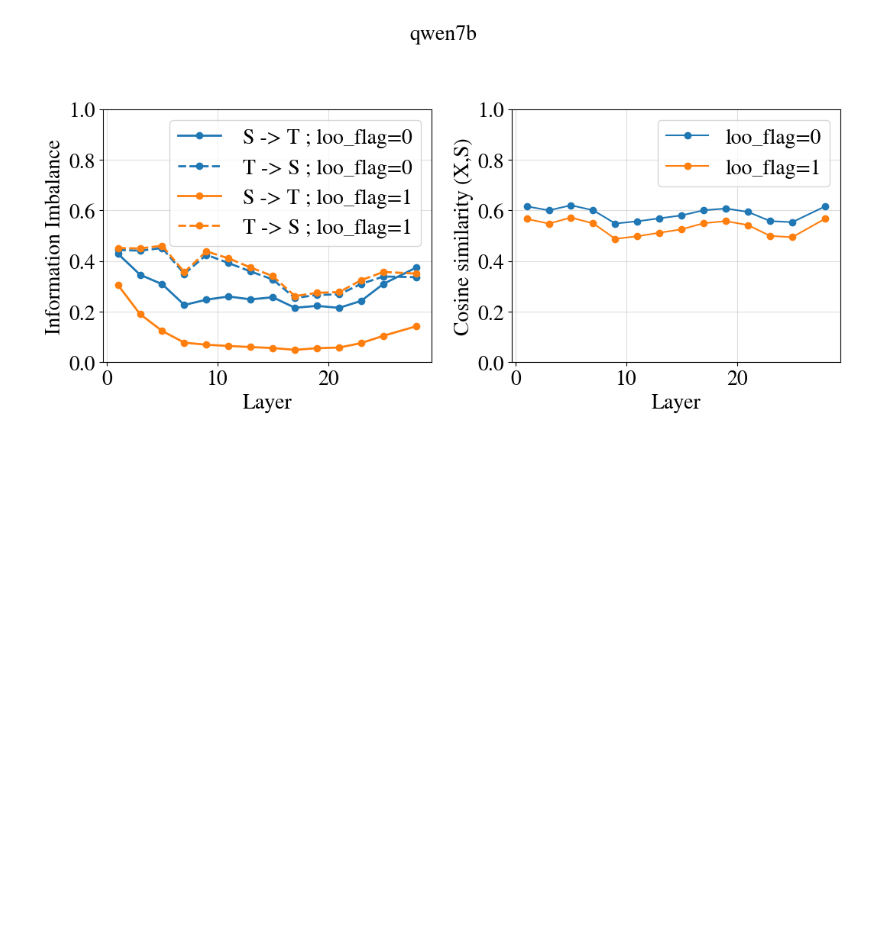
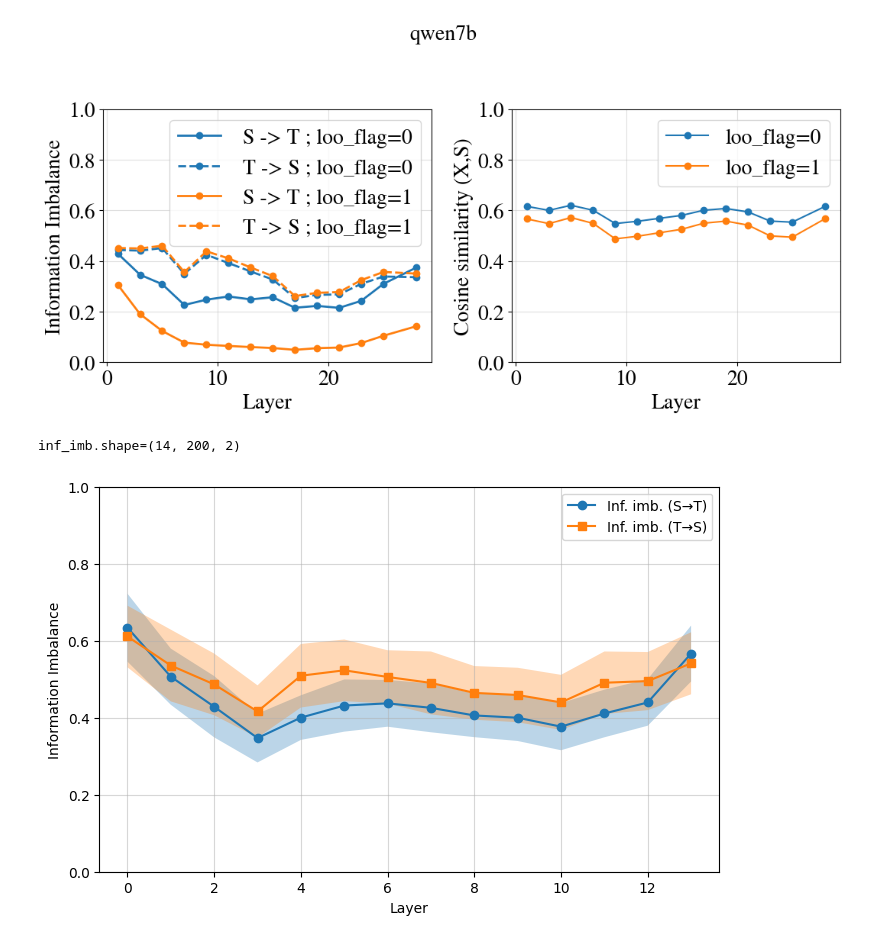
Before and after one commit to acevedo-s/syn-sem, a Jupyter notebook: plot_II_centroids.ipynb, the cells around one changed output. Cells and saved outputs as stored; diff of their text form; code cells hidden in the pictures; blank space fills up the shorter version.

```diff
--- a/plot_II_centroids.ipynb
+++ b/plot_II_centroids.ipynb
@@ -182,3 +182,52 @@ plt.tight_layout(rect=[0, 0, 1, 0.95])
 plt.show()
 # %% [output]
 [figure]
+# %%
+import numpy as np
+import matplotlib.pyplot as plt
+from pathlib import Path
+
+# --- configuration ---
+model_name = 'qwen7b'
+avg_tokens = 0
+space = 'A'
+loo_flag = 1
+
+output_dir = Path(f"results/centroids_correlations/loo_{loo_flag}")
+file_path = output_dir / f"inf_imb_centroids_{space}_avg_{avg_tokens}_{model_name}.txt.npy"
+
+# --- load ---
+inf_imb = np.load(file_path)  # shape = (n_layers, n_iter, 2)
+print(f"{inf_imb.shape=}")
+
+# --- compute means and stds across iterations ---
+inf_imb_mean = inf_imb.mean(axis=1)
+inf_imb_std = inf_imb.std(axis=1)
+
+# If you also saved or know the list of layer values
+# (if not, just make a range)
+layer_vals = np.arange(inf_imb.shape[0])
+
+# --- plot ---
+plt.figure(figsize=(8, 5))
+plt.plot(layer_vals, inf_imb_mean[:, 0], marker='o', label='Inf. imb. (S→T)')
+plt.plot(layer_vals, inf_imb_mean[:, 1], marker='s', label='Inf. imb. (T→S)')
+
+plt.fill_between(layer_vals,
+                 inf_imb_mean[:, 0] - inf_imb_std[:, 0],
+                 inf_imb_mean[:, 0] + inf_imb_std[:, 0],
+                 alpha=0.3)
+plt.fill_between(layer_vals,
+                 inf_imb_mean[:, 1] - inf_imb_std[:, 1],
+                 inf_imb_mean[:, 1] + inf_imb_std[:, 1],
+                 alpha=0.3)
+
+plt.xlabel("Layer")
+plt.ylabel("Information Imbalance")
+plt.legend()
+plt.grid(alpha=0.5)
+plt.ylim(0,1)
+plt.show()
+# %% [output]
+inf_imb.shape=(14, 200, 2)
+[figure, added]
```
Also changed, not shown: 5 other files.
